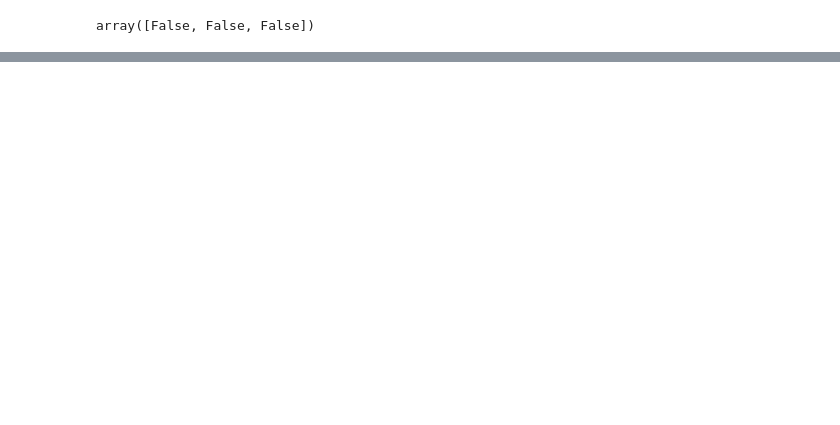
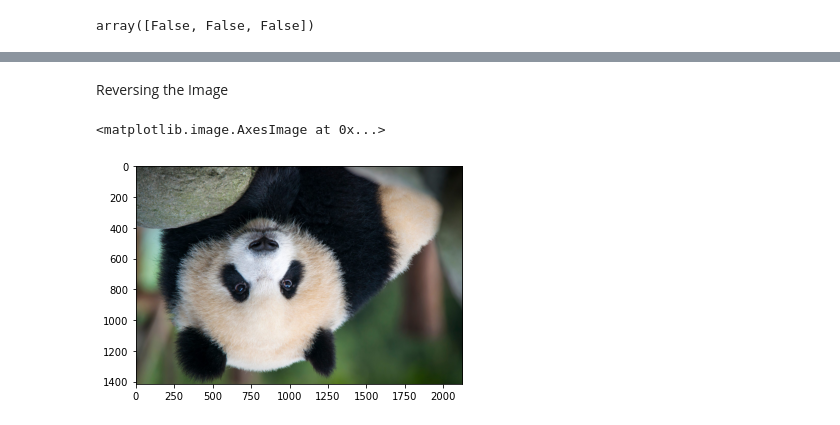
Before and after one commit to citysiva180/machine_learning, a Jupyter notebook: Complete_Machine_Learing_and_DataScience_BootCamp_2023.ipynb, the cells around one changed output, grey strips where cells are left out. Drawn from its saved outputs; the diff is of its cells as text; code cells hidden in the pictures; blank space fills up the shorter version.

```diff
--- a/Complete_Machine_Learing_and_DataScience_BootCamp_2023.ipynb
+++ b/Complete_Machine_Learing_and_DataScience_BootCamp_2023.ipynb
@@ -953,0 +1104,7 @@ array([False, False, False])
+# %% [markdown]
+Reversing the Image
+# %%
+plt.imshow(panda[::-1])
+# %% [output]
+<matplotlib.image.AxesImage at 0x...>
+[figure, added]
```
Also changed, not shown: parts of 32 cells of this notebook.
